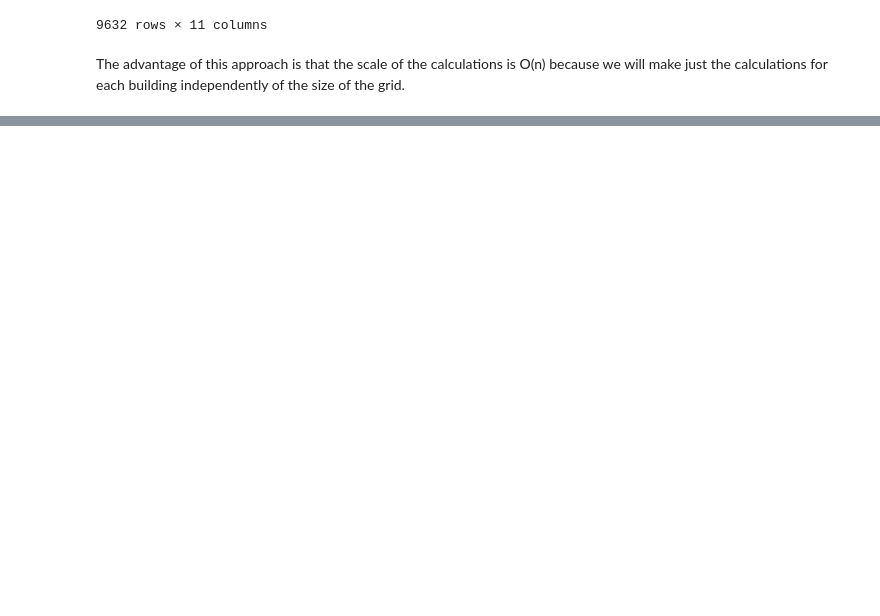
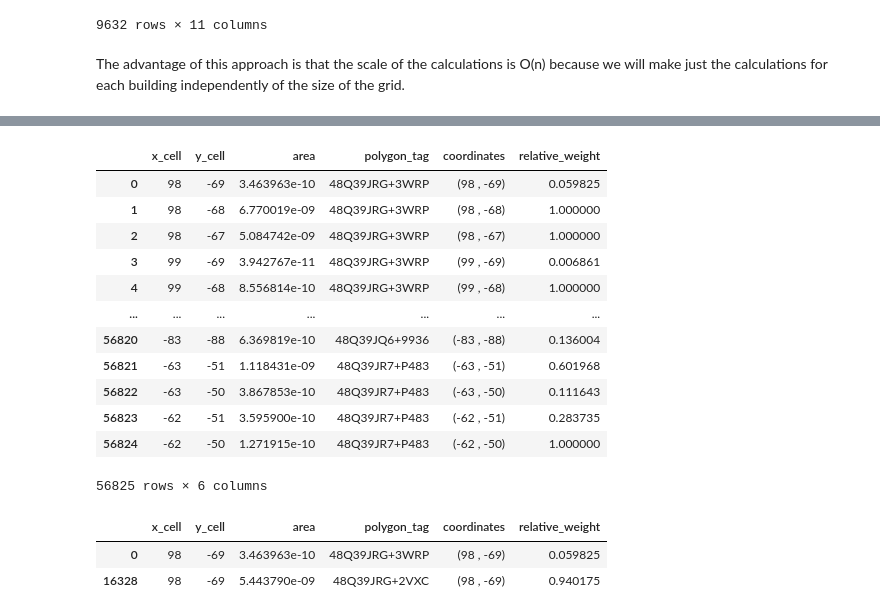
Before and after one commit to IonatanPerez/TECHO-IdeATLAS, a Jupyter notebook: 2-Preprocessing.ipynb, the cells around one changed output, grey strips where cells are left out. Cells and saved outputs as stored; diff of their text form; code cells hidden in the pictures; blank space fills up the shorter version.

```diff
--- a/2-Preprocessing.ipynb
+++ b/2-Preprocessing.ipynb
@@ -111,18 +108,24 @@ The advantage of this approach is that the scale of the calculations is O(n) bec
 # %%
 # Now we will create a grid of polygons where each grid cell is a square of size cell_size x cell_size to check the overlap within the objects
 
-def create_grid(x_min, x_max, y_min, y_max, cell_size, reference_x = 0, reference_y = 0):
+def create_polygon(x, y, cell_size_in_degrees, reference_x = 0, reference_y = 0):
+    # Create a polygon for each cell
+    coords = [(x, y), (x + 1, y), (x + 1, y + 1), (x, y + 1)]
+    coords = [(coord[0] * cell_size_in_degrees + reference_x, coord[1] * cell_size_in_degrees + reference_y) for coord in coords]
+    poly = Polygon(coords)
+    return poly
+
+def create_grid(x_min, x_max, y_min, y_max, cell_size_in_degrees, reference_x = 0, reference_y = 0):
     # Create a grid of polygons
     x_coords = list(range(x_min, x_max + 1))
     y_coords = list(range(y_min, y_max + 1))
-    grid_polygons = df = pd.DataFrame(np.nan, index=x_coords, columns=y_coords).astype(object)
+    grid_polygons = {}
     for x in x_coords:
+        grid_polygons[x] = {}
         for y in y_coords:
             # Create a polygon for each cell
-            coords = [(x, y), (x + 1, y), (x + 1, y + 1), (x, y + 1)]
-            coords = [(coord[0] * cell_size + reference_x, coord[1] * cell_size + reference_y) for coord in coords]
-            poly = Polygon(coords)
-            grid_polygons.loc[x, y] = poly
+            poly = create_polygon(x, y, cell_size_in_degrees, reference_x, reference_y)
+            grid_polygons[x][y] = poly
     return grid_polygons
 # %%
 poly_grid = create_grid(gdf["cell_lon"].min(), gdf["cell_lon"].max(), gdf["cell_lat"].min(), gdf["cell_lat"].max(), cell_size_in_degrees, area_center_lon, area_center_lat)
@@ -168,0 +214,24 @@ POLYGON ((-58.3726862870237 -34.6098345100679, -58.3726938558099 -34.60967573146
+# %%
+# We will get the relative weight of each polygon in the cell
+intersections["relative_weight"] = intersections["area"] / intersections.groupby("coordinates")["area"].transform("sum")
+intersections
+# %% [output]
+|  | x_cell | y_cell | area | polygon_tag | coordinates | relative_weight |
+| 0 | 98 | -69 | 3.463963e-10 | 48Q39JRG+3WRP | (98 , -69) | 0.059825 |
+| 1 | 98 | -68 | 6.770019e-09 | 48Q39JRG+3WRP | (98 , -68) | 1.000000 |
+| 2 | 98 | -67 | 5.084742e-09 | 48Q39JRG+3WRP | (98 , -67) | 1.000000 |
+| 3 | 99 | -69 | 3.942767e-11 | 48Q39JRG+3WRP | (99 , -69) | 0.006861 |
+| 4 | 99 | -68 | 8.556814e-10 | 48Q39JRG+3WRP | (99 , -68) | 1.000000 |
+| ... | ... | ... | ... | ... | ... | ... |
+| 56820 | -83 | -88 | 6.369819e-10 | 48Q39JQ6+9936 | (-83 , -88) | 0.136004 |
+| 56821 | -63 | -51 | 1.118431e-09 | 48Q39JR7+P483 | (-63 , -51) | 0.601968 |
+| 56822 | -63 | -50 | 3.867853e-10 | 48Q39JR7+P483 | (-63 , -50) | 0.111643 |
+| 56823 | -62 | -51 | 3.595900e-10 | 48Q39JR7+P483 | (-62 , -51) | 0.283735 |
+| 56824 | -62 | -50 | 1.271915e-10 | 48Q39JR7+P483 | (-62 , -50) | 1.000000 |
+56825 rows × 6 columns
+# %%
+intersections[intersections["coordinates"] == "(98 , -69)"]
+# %% [output]
+|  | x_cell | y_cell | area | polygon_tag | coordinates | relative_weight |
+| 0 | 98 | -69 | 3.463963e-10 | 48Q39JRG+3WRP | (98 , -69) | 0.059825 |
+| 16328 | 98 | -69 | 5.443790e-09 | 48Q39JRG+2VXC | (98 , -69) | 0.940175 |
```
Also changed, not shown: parts of 22 cells of this notebook, 1 other file.
